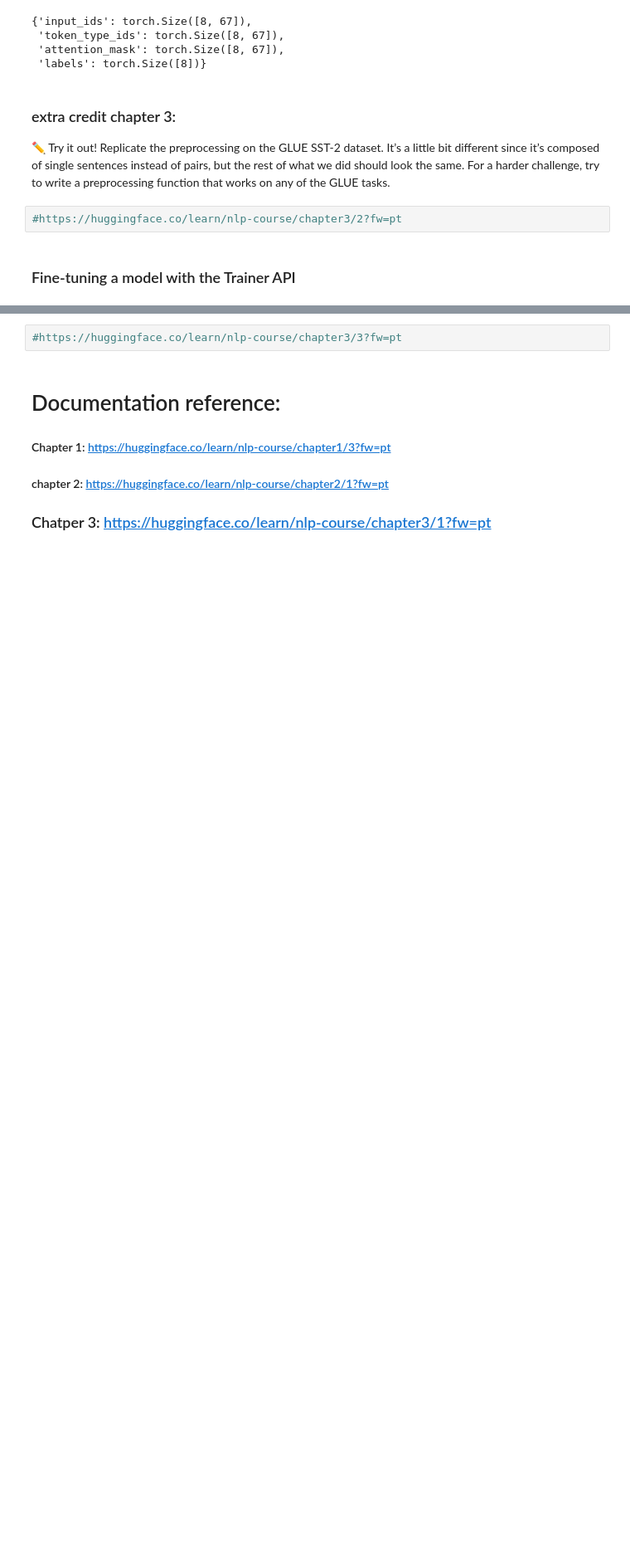
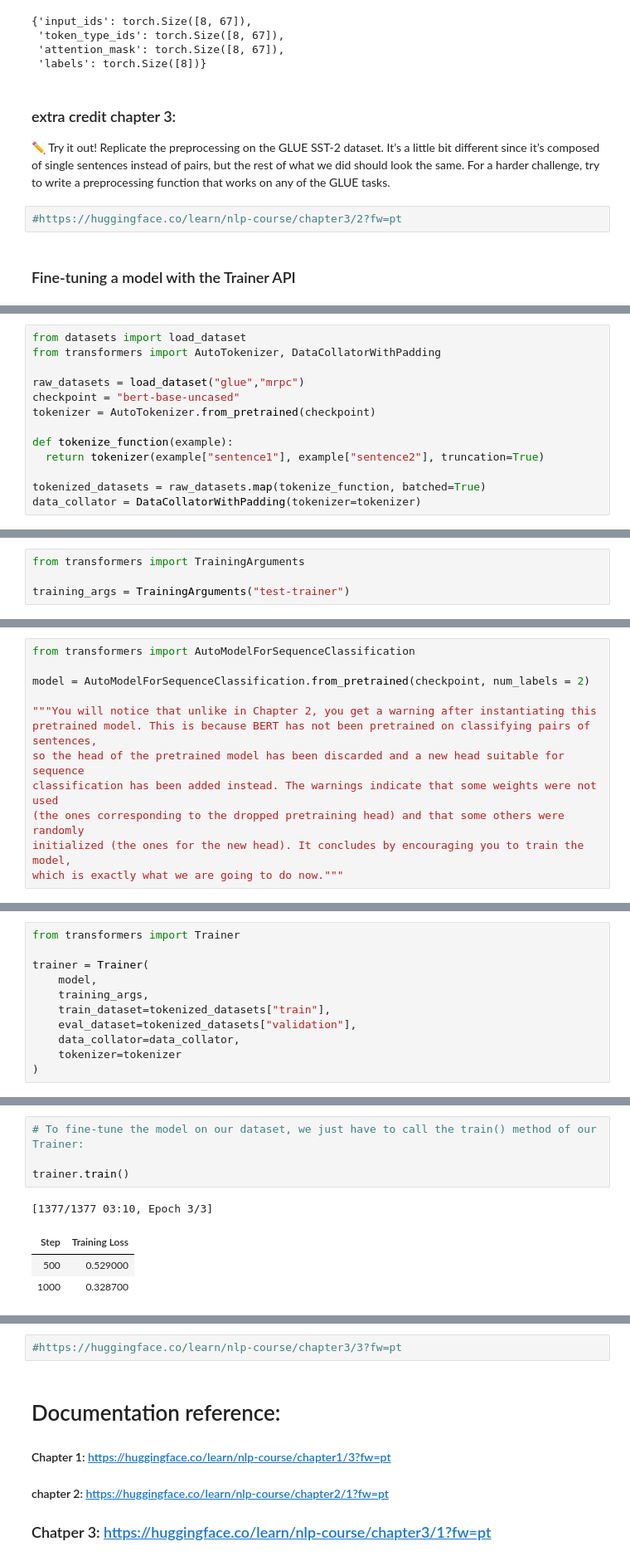
Before and after one commit to anthony95macias/NLP_HF_2, a Jupyter notebook: HF_NLP_DOCS.ipynb, the cells around one changed output, grey strips where cells are left out. Shown at 83% size. Cells and saved outputs as stored; diff of their text form; blank space fills up the shorter version.

Commit message:
added training api to understand how train() for fine-tuning an llm

```diff
--- a/HF_NLP_DOCS.ipynb
+++ b/HF_NLP_DOCS.ipynb
@@ -761,0 +764,13 @@ batch = data_collator(samples)
+# %%
+from datasets import load_dataset
+from transformers import AutoTokenizer, DataCollatorWithPadding
+
+raw_datasets = load_dataset("glue","mrpc")
+checkpoint = "bert-base-uncased"
+tokenizer = AutoTokenizer.from_pretrained(checkpoint)
+
+def tokenize_function(example):
+  return tokenizer(example["sentence1"], example["sentence2"], truncation=True)
+
+tokenized_datasets = raw_datasets.map(tokenize_function, batched=True)
+data_collator = DataCollatorWithPadding(tokenizer=tokenizer)
@@ -761,0 +800,4 @@ batch = data_collator(samples)
+# %%
+from transformers import TrainingArguments
+
+training_args = TrainingArguments("test-trainer")
@@ -761,0 +806,12 @@ batch = data_collator(samples)
+# %%
+from transformers import AutoModelForSequenceClassification
+
+model = AutoModelForSequenceClassification.from_pretrained(checkpoint, num_labels = 2)
+
+"""You will notice that unlike in Chapter 2, you get a warning after instantiating this
+pretrained model. This is because BERT has not been pretrained on classifying pairs of sentences,
+so the head of the pretrained model has been discarded and a new head suitable for sequence
+classification has been added instead. The warnings indicate that some weights were not used
+(the ones corresponding to the dropped pretraining head) and that some others were randomly
+initialized (the ones for the new head). It concludes by encouraging you to train the model,
+which is exactly what we are going to do now."""
@@ -761,0 +823,11 @@ batch = data_collator(samples)
+# %%
+from transformers import Trainer
+
+trainer = Trainer(
+    model,
+    training_args,
+    train_dataset=tokenized_datasets["train"],
+    eval_dataset=tokenized_datasets["validation"],
+    data_collator=data_collator,
+    tokenizer=tokenizer
+)
@@ -761,0 +836,9 @@ batch = data_collator(samples)
+# %%
+# To fine-tune the model on our dataset, we just have to call the train() method of our Trainer:
+
+trainer.train()
+# %% [output]
+[1377/1377 03:10, Epoch 3/3]
+| Step | Training Loss |
+| 500 | 0.529000 |
+| 1000 | 0.328700 |
```
Also changed, not shown: parts of 13 cells of this notebook.
